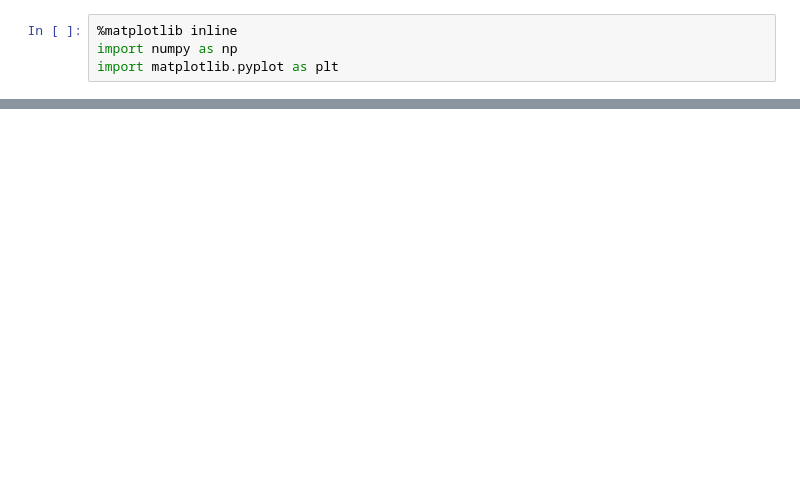
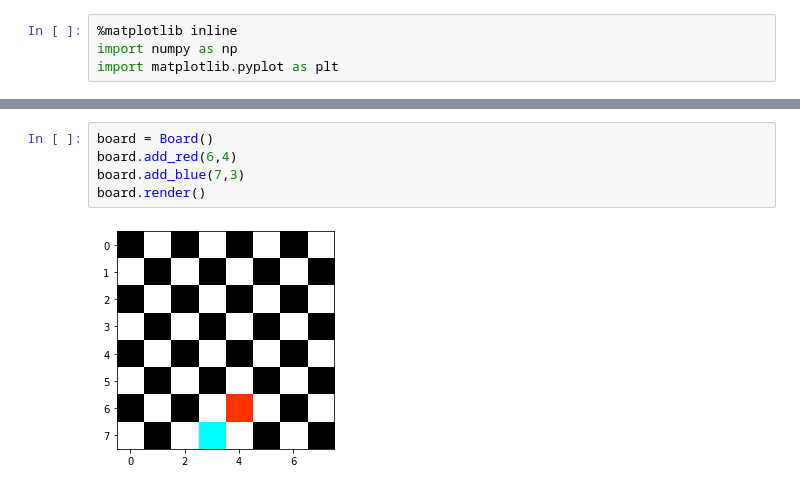
Before and after one commit to kimmyd70/chess_board, a Jupyter notebook: chess_board.ipynb, the cells around one changed output, grey strips where cells are left out. Cells and saved outputs as stored; diff of their text form; blank space fills up the shorter version.

```diff
--- a/chess_board.ipynb
+++ b/chess_board.ipynb
@@ -40,0 +53,7 @@ plt.imshow(grid)
+# %%
+board = Board()
+board.add_red(6,4)
+board.add_blue(7,3)
+board.render()
+# %% [output]
+[figure, added]
```
Also changed, not shown: parts of 4 cells of this notebook.
